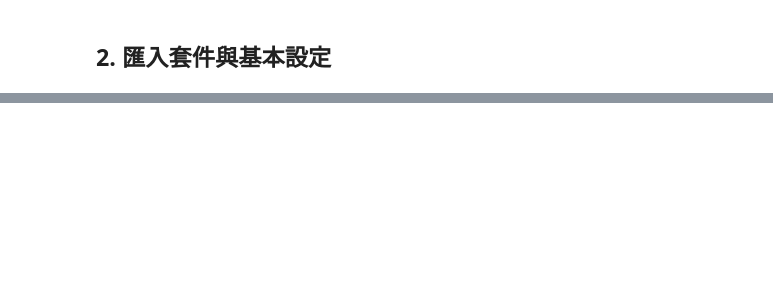
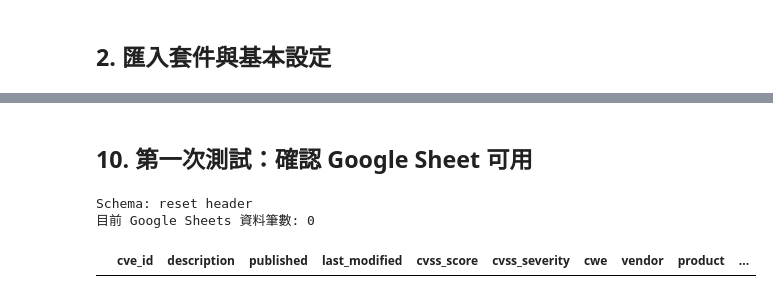
Before and after one commit to leo5358/PL_1142, a Jupyter notebook: HW4_rag.ipynb, the cells around one changed output, grey strips where cells are left out. Drawn from its saved outputs; the diff is of its cells as text; code cells hidden in the pictures; blank space fills up the shorter version.

```diff
--- a/HW4_rag.ipynb
+++ b/HW4_rag.ipynb
@@ -564,0 +29,36 @@ References: https://httpd.apache.org/security/vulnerabilities_24.html
+# %%
+import os
+import time
+import datetime
+import requests
+import pandas as pd
+import numpy as np
+
+from typing import List, Dict, Any, Optional
+
+# Google Sheet 設定
+GOOGLE_SHEET_URL = "https://docs.google.com/spreadsheets/d/1ge-RkD_jfq4NNu5egU2Fk48pBttx6vpIvsPWIh96B_o/edit?usp=sharing"
+GOOGLE_WORKSHEET_NAME = "vul_db"
+
+# API URL
+NVD_API_URL = "https://services.nvd.nist.gov/rest/json/cves/2.0"
+EPSS_API_URL = "https://api.first.org/data/v1/epss"
+CISA_KEV_URL = "https://www.cisa.gov/sites/default/files/feeds/known_exploited_vulnerabilities.json"
+
+
+REQUIRED_COLUMNS = [
+    "cve_id",
+    "description",
+    "published",
+    "last_modified",
+    "cvss_score",
+    "cvss_severity",
+    "cwe",
+    "vendor",
+    "product",
+    "epss",
+    "kev",
+    "known_ransomware",
+    "references",
+    "risk_priority",
+]
@@ -564,0 +809,13 @@ References: https://httpd.apache.org/security/vulnerabilities_24.html
+# %% [markdown]
+## 10. 第一次測試：確認 Google Sheet 可用
+# %%
+schema_result = ensure_google_sheet_schema()
+print("Schema:", schema_result)
+
+loaded_df = load_from_google_sheets()
+print("目前 Google Sheets 資料筆數:", len(loaded_df))
+display(loaded_df.head())
+# %% [output]
+Schema: reset header
+目前 Google Sheets 資料筆數: 0
+|  | cve_id | description | published | last_modified | cvss_score | cvss_severity | cwe | vendor | product | ... |
```
Also changed, not shown: parts of 47 cells of this notebook.
